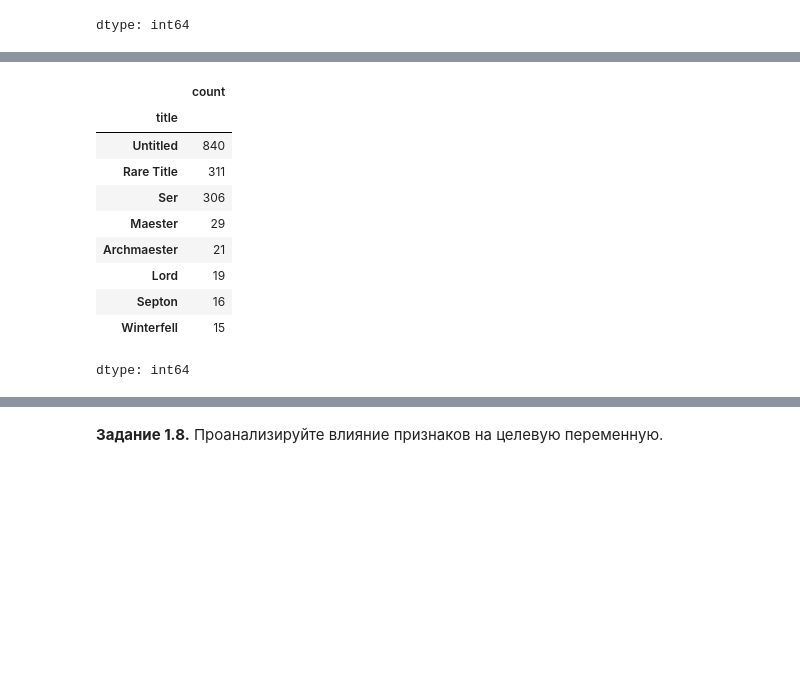
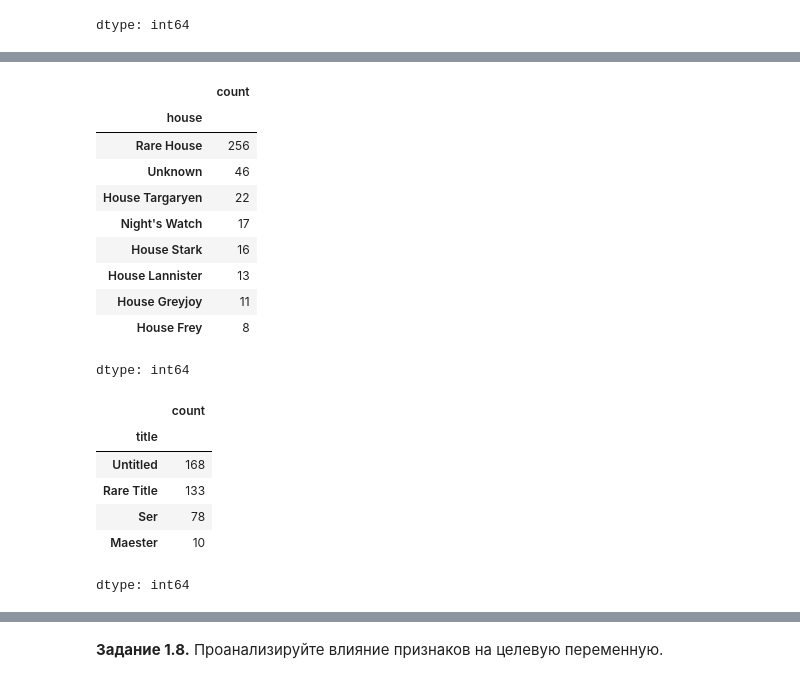
Before and after one commit to tmo3zy/colab_notebooks, a Jupyter notebook: week_01_ml_intro/Homework/hw_1_game_of_thrones.ipynb, the cells around one changed output, grey strips where cells are left out. Saved outputs shown, nothing was run; the diff lists cells and outputs as text; code cells hidden in the pictures; blank space fills up the shorter version.

```diff
--- a/week_01_ml_intro/Homework/hw_1_game_of_thrones.ipynb
+++ b/week_01_ml_intro/Homework/hw_1_game_of_thrones.ipynb
@@ -133,12 +133,19 @@ data
 # %%
 data.isna().sum(axis=0)
 data['isAliveSpouse'] = data['isAliveSpouse'].fillna(-1)
-data['title'] = data['title'].fillna('Untitled')
 data['age'] = data['age'].fillna(np.quantile(data['age'].dropna().values,q=0.5))
 data['dateOfBirth'] = data['dateOfBirth'].fillna(np.quantile(data['dateOfBirth'].dropna().values,q=0.5))
+data['title'] = data['title'].fillna('Untitled')
 data['culture'] = data['culture'].fillna('Unknown')
 data['house'] = data['house'].fillna('Unknown')
 
+test['isAliveSpouse'] = test['isAliveSpouse'].fillna(-1)
+test['age'] = test['age'].fillna(np.quantile(data['age'].dropna().values,q=0.5))
+test['dateOfBirth'] = test['dateOfBirth'].fillna(np.quantile(data['dateOfBirth'].dropna().values,q=0.5))
+test['title'] = test['title'].fillna('Untitled')
+test['culture'] = test['culture'].fillna('Unknown')
+test['house'] = test['house'].fillna('Unknown')
+
 data
 # %% [output]
 |  | name | title | male | culture | dateOfBirth | mother | father | heir | house | spouse | ... | ... |
@@ -163,5 +170,5 @@ data
 # %%
 data["isPopular"] = (data["popularity"] > 0.5).astype(int)
 data["boolDeadRelations"] = (data['numDeadRelations'] > 0).astype(int)
-test["isPopular"] = (data["popularity"] > 0.5).astype(int)
-test["boolDeadRelations"] = (data['numDeadRelations'] > 0).astype(int)
+test["isPopular"] = (test["popularity"] > 0.5).astype(int)
+test["boolDeadRelations"] = (test['numDeadRelations'] > 0).astype(int)
@@ -211,6 +237,10 @@ data
 # %%
 data.drop(columns=["mother", "father", "heir", "isAliveFather", "isAliveMother", "isAliveHeir"], inplace=True)
 data.drop(columns=["name", "popularity", "spouse"], inplace=True)
+
+test.drop(columns=["mother", "father", "heir", "isAliveFather", "isAliveMother", "isAliveHeir"], inplace=True)
+test.drop(columns=["name", "popularity", "spouse"], inplace=True)
+
 data
 # %% [output]
 |  | title | male | culture | dateOfBirth | house | book1 | book2 | book3 | book4 | book5 | ... |
@@ -291,21 +298,51 @@ dtype: int64
+# %%
+popular_houses = ['Unknown', 'House Targaryen', 'House Frey', "Night's Watch", 'House Lannister', 'House Stark', 'House Greyjoy']
+
+
+is_rare_house = data['house'].apply(lambda x: x not in popular_houses)
+
+data.loc[is_rare_house, 'house'] = 'Rare House'
+
+data['house'].value_counts()
+
+is_rare_house = test['house'].apply(lambda x: x not in popular_houses)
+
+test.loc[is_rare_house, 'house'] = 'Rare House'
+
+test['house'].value_counts()
+# %% [output]
+|  | count |
+| house |  |
+| Rare House | 256 |
+| Unknown | 46 |
+| House Targaryen | 22 |
+| Night's Watch | 17 |
+| House Stark | 16 |
+| House Lannister | 13 |
+| House Greyjoy | 11 |
+| House Frey | 8 |
+dtype: int64
 # %%
-title_counts = data['title'].value_counts()
+popular_titles = ['Untitled', 'Ser', 'Maester']
 
-is_rare_title = data['title'].apply(lambda x: title_counts[x] < 15)
+is_rare_title = data['title'].apply(lambda x: x not in popular_titles)
 
 data.loc[is_rare_title, 'title'] = 'Rare Title'
 
 data['title'].value_counts()
+
+
+is_rare_title = test['title'].apply(lambda x: x not in popular_titles)
+
+test.loc[is_rare_title, 'title'] = 'Rare Title'
+
+test['title'].value_counts()
 # %% [output]
 |  | count |
 | title |  |
-| Untitled | 840 |
-| Rare Title | 311 |
-| Ser | 306 |
-| Maester | 29 |
-| Archmaester | 21 |
-| Lord | 19 |
-| Septon | 16 |
-| Winterfell | 15 |
+| Untitled | 168 |
+| Rare Title | 133 |
+| Ser | 78 |
+| Maester | 10 |
 dtype: int64
 # %%
```
Also changed, not shown: parts of 26 cells of this notebook.
